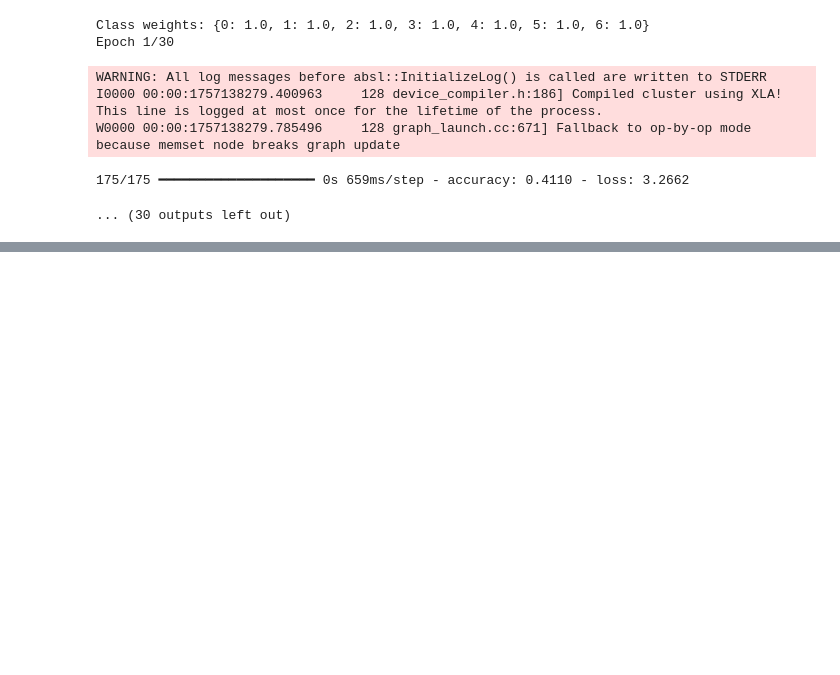
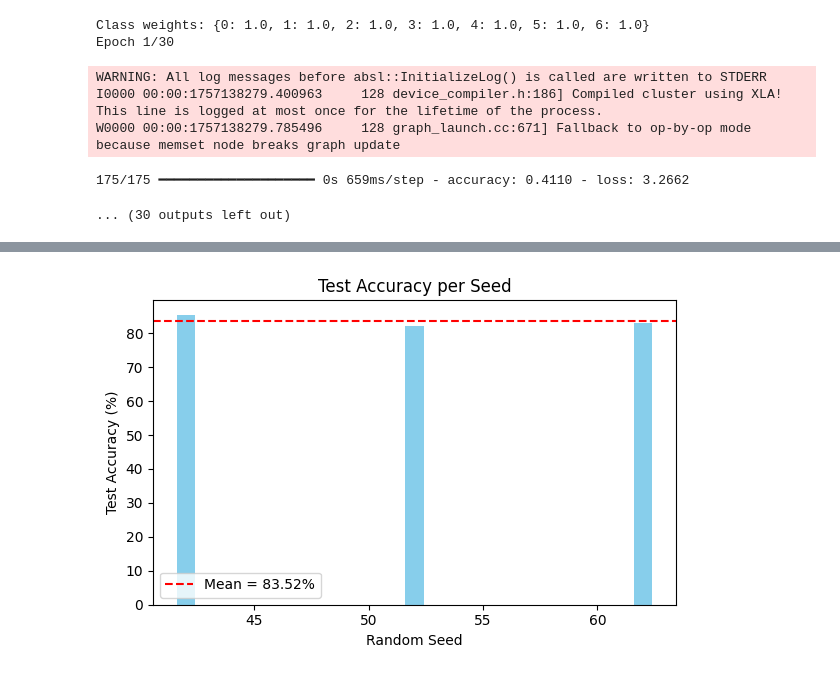
Before and after one commit to HR-Fahim/Research-on-Transfer-Learning-Architectures-of-CNN-Models, a Jupyter notebook: research-on-seti-data-95-accuracy-of-cnn-models.ipynb, the cells around one changed output, grey strips where cells are left out. Cells and saved outputs as stored; diff of their text form; code cells hidden in the pictures; blank space fills up the shorter version.

Commit message:
Kaggle Notebook | Research on SETI Data (95% Accuracy of CNN Model) | Version 19

```diff
--- a/research-on-seti-data-95-accuracy-of-cnn-models.ipynb
+++ b/research-on-seti-data-95-accuracy-of-cnn-models.ipynb
@@ -464,3 +464,86 @@ I0000 00:00:1757138279.400963     128 device_compiler.h:186] Compiled cluster us
 W0000 00:00:1757138279.785496     128 graph_launch.cc:671] Fallback to op-by-op mode because memset node breaks graph update
 175/175 ━━━━━━━━━━━━━━━━━━━━ 0s 659ms/step - accuracy: 0.4110 - loss: 3.2662
 ... (30 outputs left out)
+# %%
+import numpy as np
+import matplotlib.pyplot as plt
+import seaborn as sns
+from sklearn.metrics import ConfusionMatrixDisplay
+
+# =============================
+# 1. Enter your test results
+# =============================
+results = {
+    42: {"acc": 85.429, "loss": 1.1179,
+         "cm": np.array([
+             [76,0,0,22,2,0,0],
+             [0,89,3,1,4,2,1],
+             [0,6,80,11,2,1,0],
+             [3,0,0,94,3,0,0],
+             [0,3,0,13,84,0,0],
+             [0,2,1,3,0,94,0],
+             [1,0,1,8,7,2,81]
+         ])},
+    52: {"acc": 82.143, "loss": 1.7631,
+         "cm": np.array([
+             [76,0,0,24,0,0,0],
+             [0,92,7,1,0,0,0],
+             [0,12,76,12,0,0,0],
+             [1,0,1,98,0,0,0],
+             [1,14,2,14,69,0,0],
+             [0,6,0,3,0,91,0],
+             [1,0,2,9,13,2,73]
+         ])},
+    62: {"acc": 83.0, "loss": 1.65,  # placeholder, replace with your test log
+         "cm": np.array([  # placeholder example, update when you have the real one
+             [70,1,2,20,3,0,2],
+             [0,85,5,3,4,2,2],
+             [2,10,78,9,1,0,0],
+             [1,0,0,95,5,0,0],
+             [0,8,1,10,80,0,0],
+             [0,4,1,4,0,93,0],
+             [2,0,1,7,9,3,80]
+         ])}
+}
+
+# =============================
+# 2. Summary statistics
+# =============================
+accs = [r["acc"] for r in results.values()]
+losses = [r["loss"] for r in results.values()]
+
+mean_acc, std_acc = np.mean(accs), np.std(accs)
+mean_loss, std_loss = np.mean(losses), np.std(losses)
+
+print("=== Final Results Across Seeds ===")
+for seed, r in results.items():
+    print(f"Seed {seed} -> Test Acc: {r['acc']:.2f}%, Test Loss: {r['loss']:.4f}")
+print(f"\nMean Test Accuracy = {mean_acc:.2f}% ± {std_acc:.2f}")
+print(f"Mean Test Loss = {mean_loss:.4f} ± {std_loss:.4f}")
+
+# =============================
+# 3. Accuracy bar plot
+# =============================
+plt.figure(figsize=(6,4))
+plt.bar(results.keys(), accs, color="skyblue")
+plt.axhline(mean_acc, color="red", linestyle="--", label=f"Mean = {mean_acc:.2f}%")
+plt.title("Test Accuracy per Seed")
+plt.xlabel("Random Seed")
+plt.ylabel("Test Accuracy (%)")
+plt.legend()
+plt.tight_layout()
+plt.show()
+
+# =============================
+# 4. Confusion Matrices
+# =============================
+fig, axes = plt.subplots(1, 3, figsize=(18, 5))
+
+for ax, (seed, r) in zip(axes, results.items()):
+    disp = ConfusionMatrixDisplay(confusion_matrix=r["cm"])
+    disp.plot(ax=ax, cmap="Blues", colorbar=False)
+    ax.set_title(f"Seed {seed}\nAcc = {r['acc']:.2f}%")
+
+plt.tight_layout()
+plt.show()
+# %% [output]
@@ -466,0 +557 @@ W0000 00:00:1757138279.785496     128 graph_launch.cc:671] Fallback to op-by-op
+[figure, added]
```
Also changed, not shown: parts of 2 cells of this notebook.
